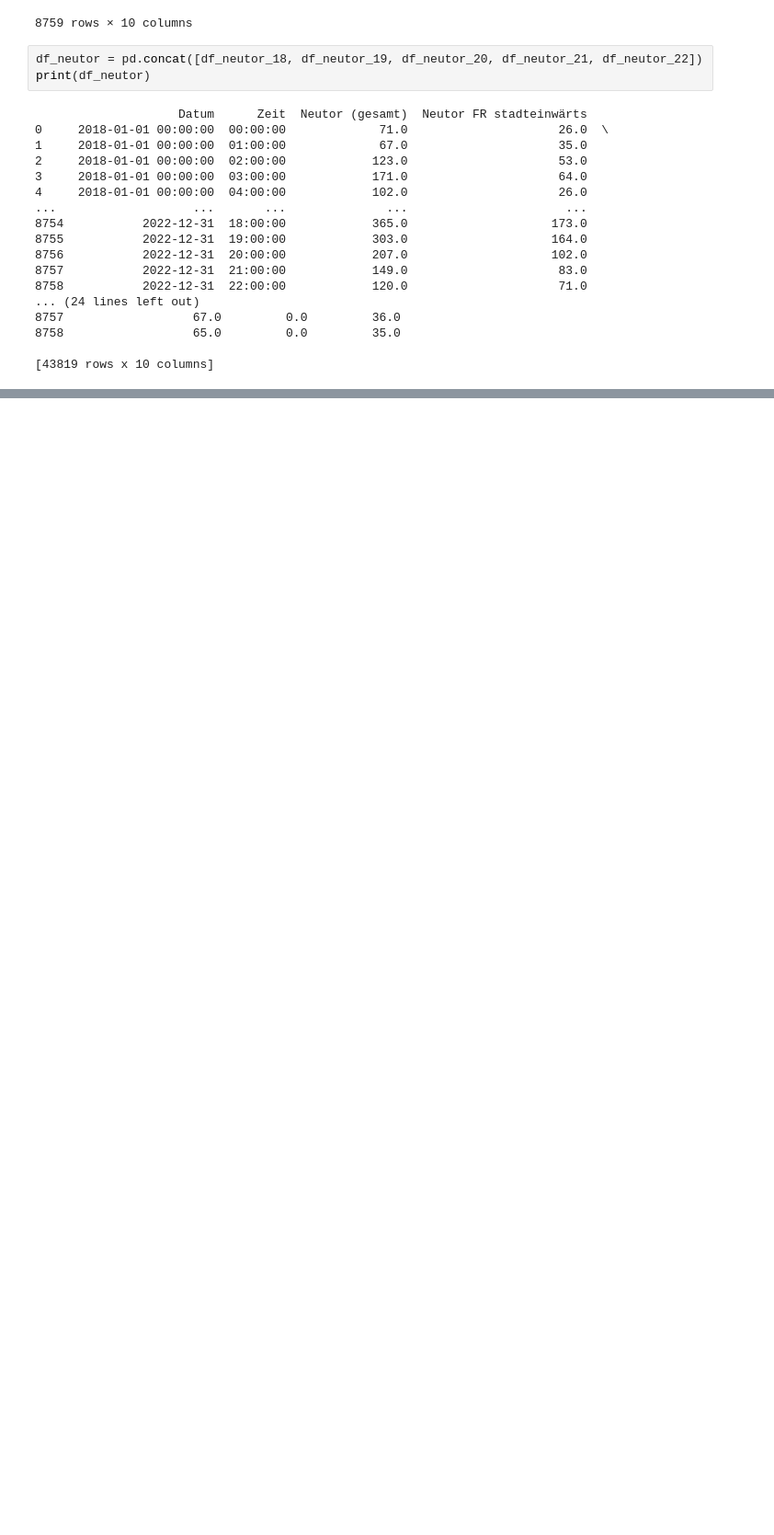
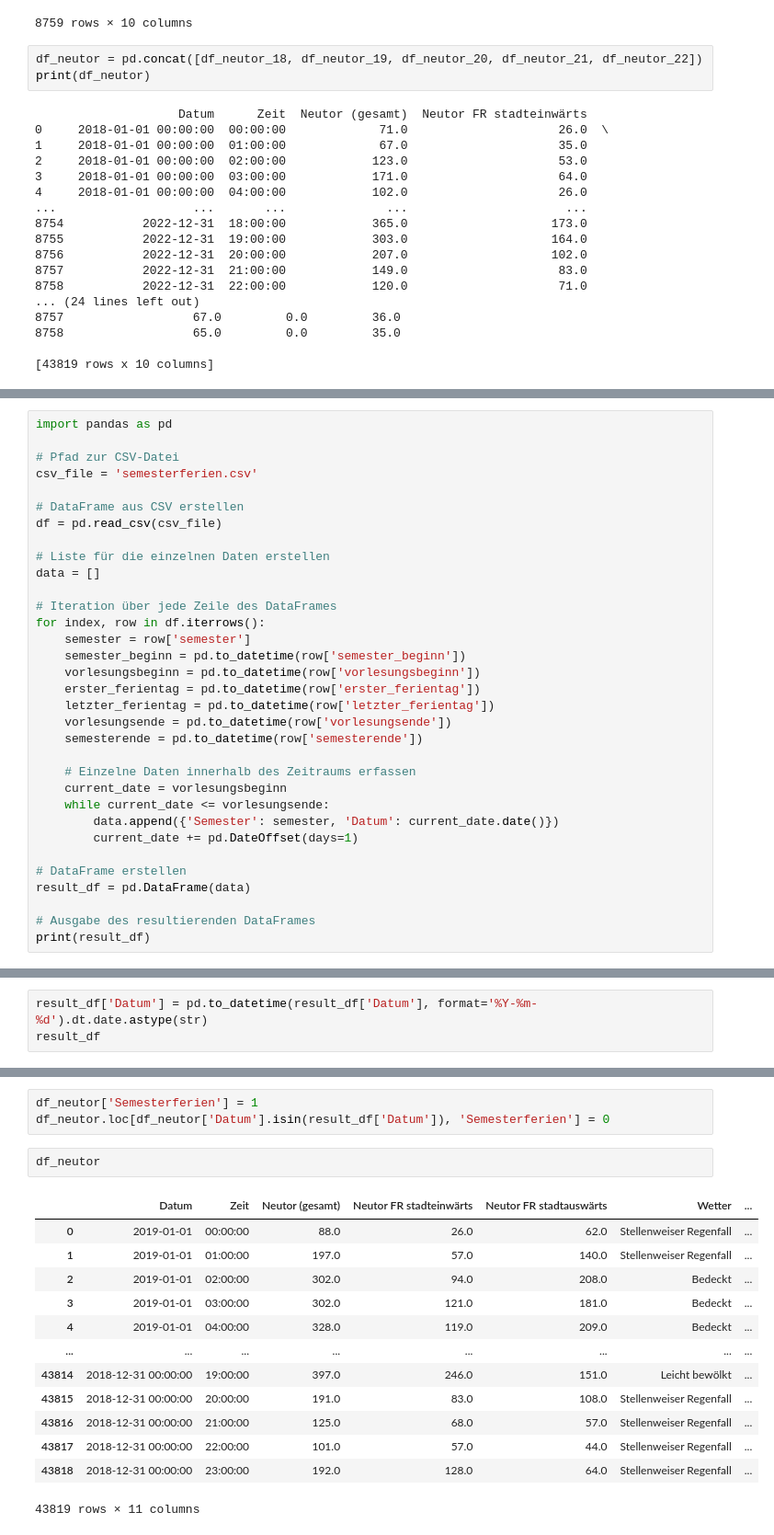
Before and after one commit to DanielZlln/bachelorthesis, a Jupyter notebook: data/clean_data.ipynb, the cells around one changed output, grey strips where cells are left out. Shown: that part at 92% size. Drawn from its saved outputs; the diff is of its cells as text; blank space fills up the shorter version.

```diff
--- a/data/clean_data.ipynb
+++ b/data/clean_data.ipynb
@@ -396,0 +431,33 @@ files
+# %%
+import pandas as pd
+
+# Pfad zur CSV-Datei
+csv_file = 'semesterferien.csv'
+
+# DataFrame aus CSV erstellen
+df = pd.read_csv(csv_file)
+
+# Liste für die einzelnen Daten erstellen
+data = []
+
+# Iteration über jede Zeile des DataFrames
+for index, row in df.iterrows():
+    semester = row['semester']
+    semester_beginn = pd.to_datetime(row['semester_beginn'])
+    vorlesungsbeginn = pd.to_datetime(row['vorlesungsbeginn'])
+    erster_ferientag = pd.to_datetime(row['erster_ferientag'])
+    letzter_ferientag = pd.to_datetime(row['letzter_ferientag'])
+    vorlesungsende = pd.to_datetime(row['vorlesungsende'])
+    semesterende = pd.to_datetime(row['semesterende'])
+
+    # Einzelne Daten innerhalb des Zeitraums erfassen
+    current_date = vorlesungsbeginn
+    while current_date <= vorlesungsende:
+        data.append({'Semester': semester, 'Datum': current_date.date()})
+        current_date += pd.DateOffset(days=1)
+
+# DataFrame erstellen
+result_df = pd.DataFrame(data)
+
+# Ausgabe des resultierenden DataFrames
+print(result_df)
@@ -396,0 +479,3 @@ files
+# %%
+result_df['Datum'] = pd.to_datetime(result_df['Datum'], format='%Y-%m-%d').dt.date.astype(str)
+result_df
@@ -396,0 +496,19 @@ files
+# %%
+df_neutor['Semesterferien'] = 1
+df_neutor.loc[df_neutor['Datum'].isin(result_df['Datum']), 'Semesterferien'] = 0
+# %%
+df_neutor
+# %% [output]
+|  | Datum | Zeit | Neutor (gesamt) | Neutor FR stadteinwärts | Neutor FR stadtauswärts | Wetter | ... |
+| 0 | 2019-01-01 | 00:00:00 | 88.0 | 26.0 | 62.0 | Stellenweiser Regenfall | ... |
+| 1 | 2019-01-01 | 01:00:00 | 197.0 | 57.0 | 140.0 | Stellenweiser Regenfall | ... |
+| 2 | 2019-01-01 | 02:00:00 | 302.0 | 94.0 | 208.0 | Bedeckt | ... |
+| 3 | 2019-01-01 | 03:00:00 | 302.0 | 121.0 | 181.0 | Bedeckt | ... |
+| 4 | 2019-01-01 | 04:00:00 | 328.0 | 119.0 | 209.0 | Bedeckt | ... |
+| ... | ... | ... | ... | ... | ... | ... | ... |
+| 43814 | 2018-12-31 00:00:00 | 19:00:00 | 397.0 | 246.0 | 151.0 | Leicht bewölkt | ... |
+| 43815 | 2018-12-31 00:00:00 | 20:00:00 | 191.0 | 83.0 | 108.0 | Stellenweiser Regenfall | ... |
+| 43816 | 2018-12-31 00:00:00 | 21:00:00 | 125.0 | 68.0 | 57.0 | Stellenweiser Regenfall | ... |
+| 43817 | 2018-12-31 00:00:00 | 22:00:00 | 101.0 | 57.0 | 44.0 | Stellenweiser Regenfall | ... |
+| 43818 | 2018-12-31 00:00:00 | 23:00:00 | 192.0 | 128.0 | 64.0 | Stellenweiser Regenfall | ... |
+43819 rows × 11 columns
```
Also changed, not shown: parts of 15 cells of this notebook, 3 other files.
